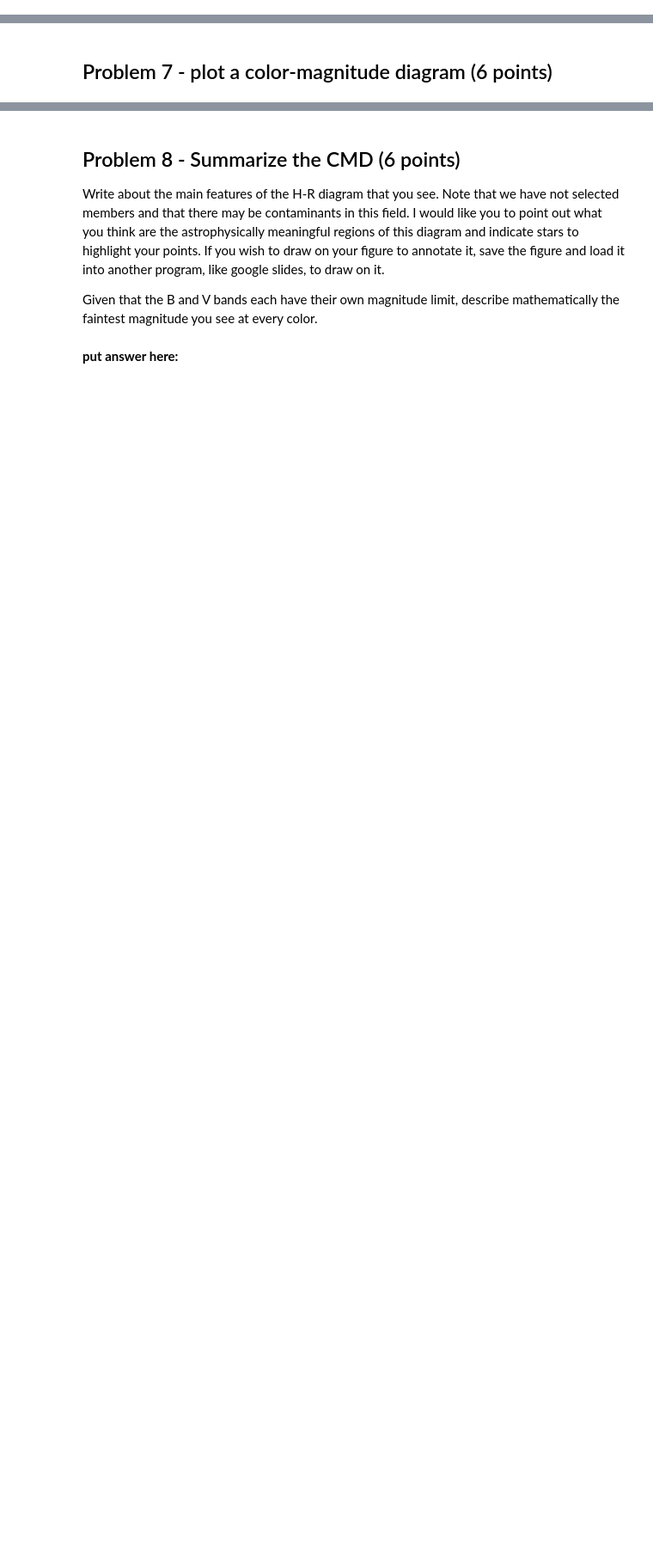
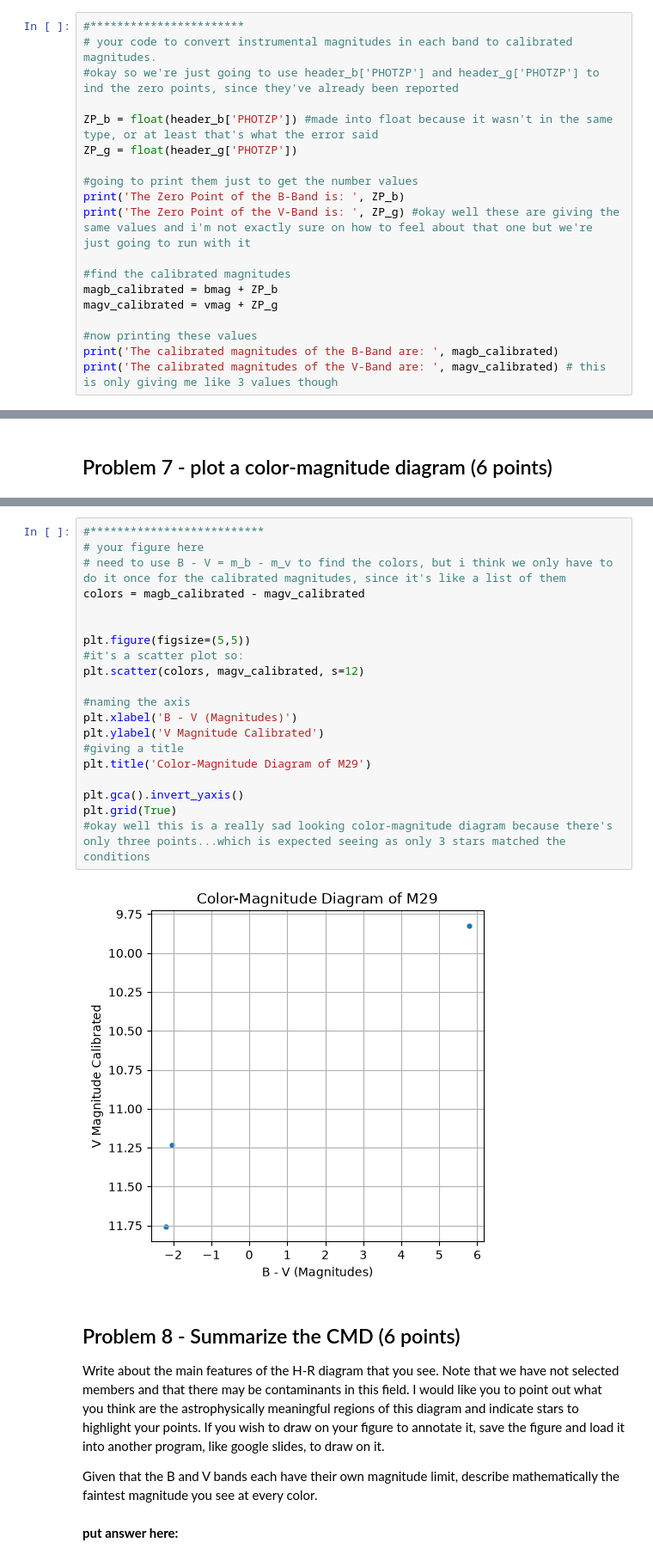
Before and after one commit to pbhakta04/Reductionproject_student, a Jupyter notebook: cluster_photometry_student.ipynb, the cells around one changed output, grey strips where cells are left out. Shown at 86% size. Drawn from its saved outputs; the diff is of its cells as text; blank space fills up the shorter version.

```diff
--- a/cluster_photometry_student.ipynb
+++ b/cluster_photometry_student.ipynb
@@ -608,0 +625,19 @@ The PHOTZP has been determined by me using PAN-STARRS photometry of stars in our
+# %%
+#***********************
+# your code to convert instrumental magnitudes in each band to calibrated magnitudes.
+#okay so we're just going to use header_b['PHOTZP'] and header_g['PHOTZP'] to ind the zero points, since they've already been reported
+
+ZP_b = float(header_b['PHOTZP']) #made into float because it wasn't in the same type, or at least that's what the error said
+ZP_g = float(header_g['PHOTZP'])
+
+#going to print them just to get the number values
+print('The Zero Point of the B-Band is: ', ZP_b)
+print('The Zero Point of the V-Band is: ', ZP_g) #okay well these are giving the same values and i'm not exactly sure on how to feel about that one but we're just going to run with it
+
+#find the calibrated magnitudes
+magb_calibrated = bmag + ZP_b
+magv_calibrated = vmag + ZP_g
+
+#now printing these values
+print('The calibrated magnitudes of the B-Band are: ', magb_calibrated)
+print('The calibrated magnitudes of the V-Band are: ', magv_calibrated) # this is only giving me like 3 values though
@@ -617,3 +671,25 @@ plt.grid(True)
+# %%
+#**************************
+# your figure here
+# need to use B - V = m_b - m_v to find the colors, but i think we only have to do it once for the calibrated magnitudes, since it's like a list of them
+colors = magb_calibrated - magv_calibrated
+
+
+plt.figure(figsize=(5,5))
+#it's a scatter plot so:
+plt.scatter(colors, magv_calibrated, s=12)
+
+#naming the axis
+plt.xlabel('B - V (Magnitudes)')
+plt.ylabel('V Magnitude Calibrated')
+#giving a title
+plt.title('Color-Magnitude Diagram of M29')
+
+plt.gca().invert_yaxis()
+plt.grid(True)
+#okay well this is a really sad looking color-magnitude diagram because there's only three points...which is expected seeing as only 3 stars matched the conditions
+# %% [output]
+[figure, added]
 # %% [markdown]
 ## Problem 8 - Summarize the CMD (6 points)
 Write about the main features of the H-R diagram that you see.  Note that we have not selected members and that there may be contaminants in this field.  I would like you to point out what you think are the astrophysically meaningful regions of this diagram and indicate stars to highlight your points.   If you wish to draw on your figure to annotate it, save the figure and load it into another program, like google slides, to draw on it.
```
Also changed, not shown: parts of 7 cells of this notebook.
